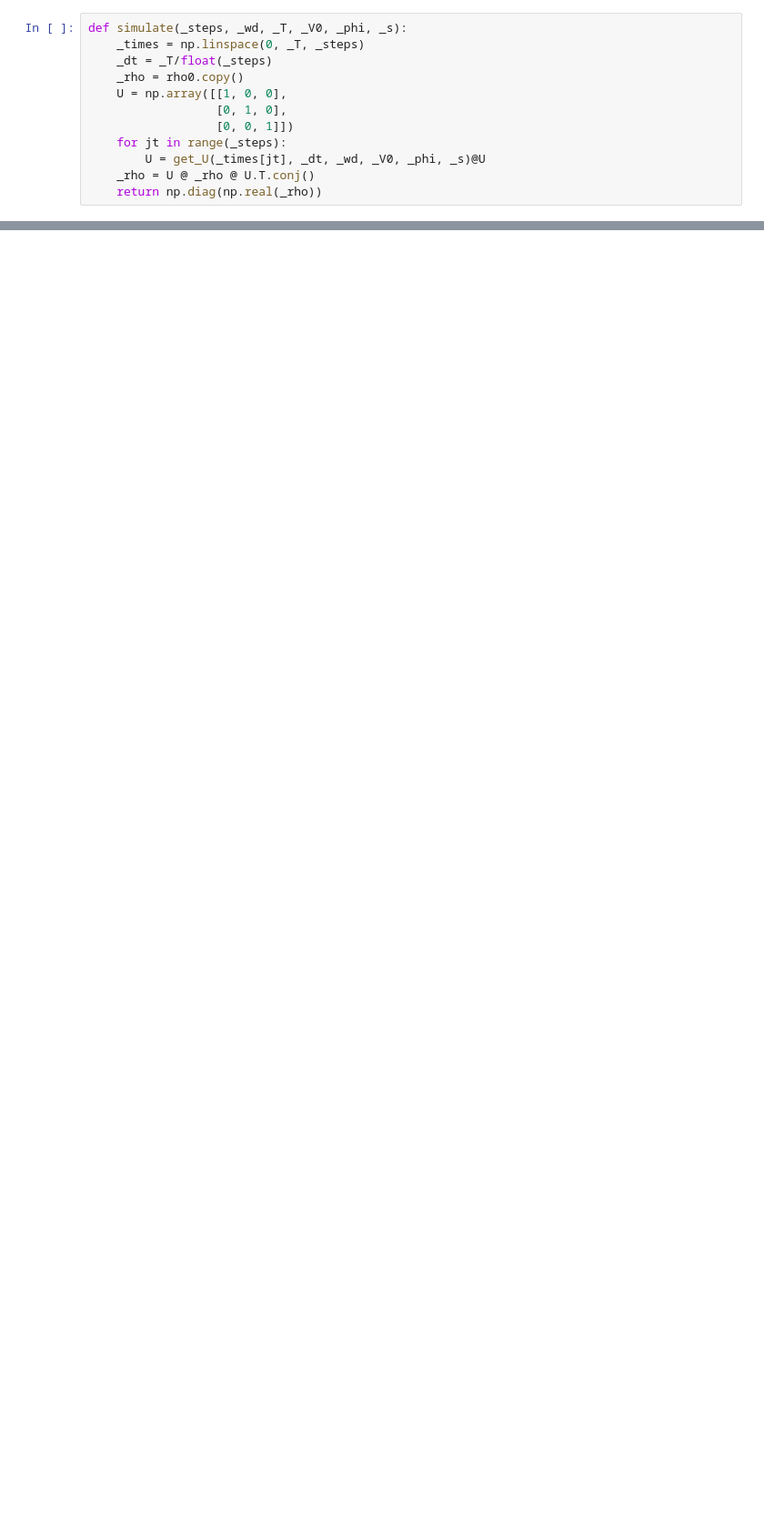
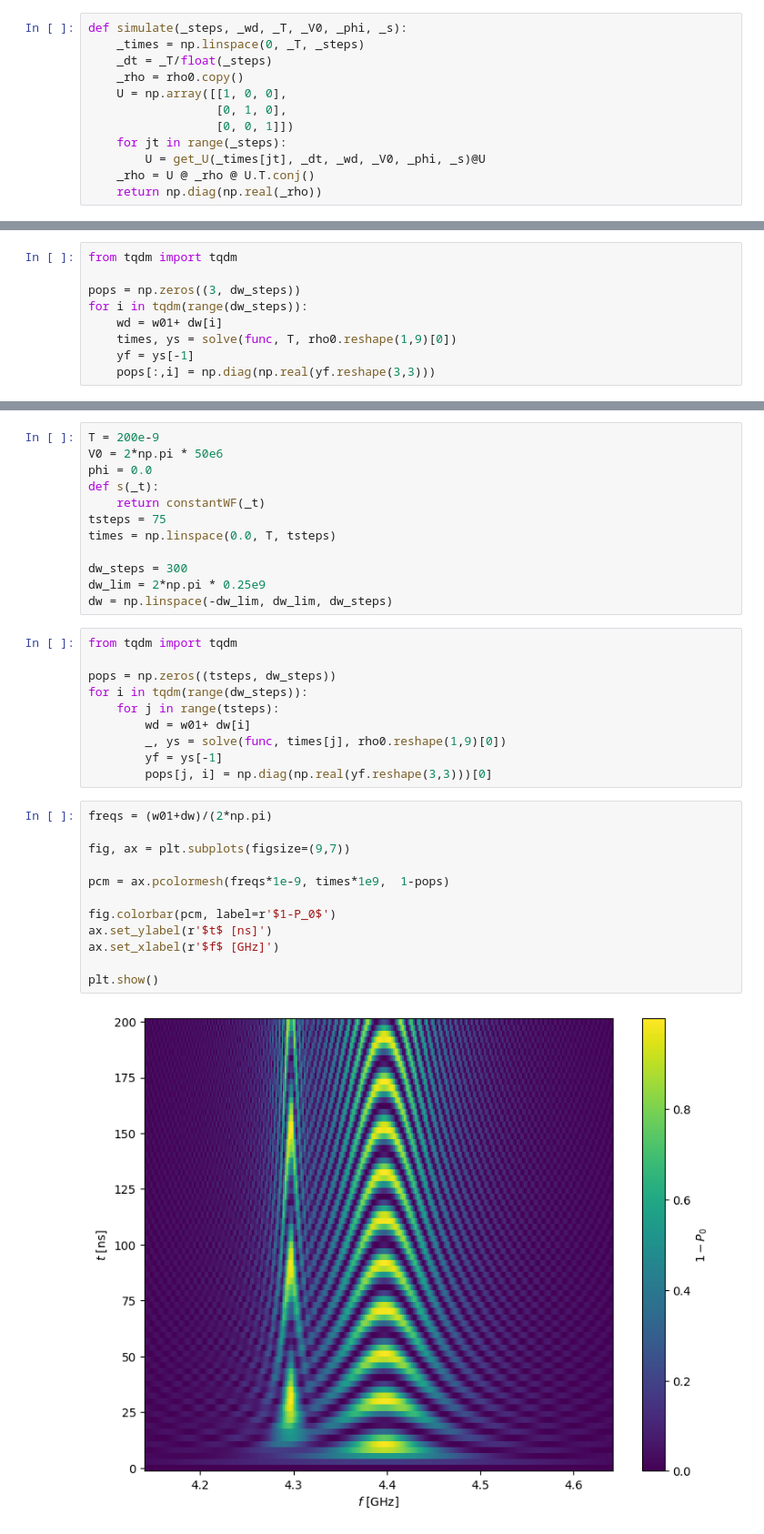
Before and after one commit to achavert/3d-transmon-sim, a Jupyter notebook: tests.ipynb, the cells around one changed output, grey strips where cells are left out. Shown at 91% size. Cells and saved outputs as stored; diff of their text form; blank space fills up the shorter version.

```diff
--- a/tests.ipynb
+++ b/tests.ipynb
@@ -119,0 +169,9 @@ w12/(2*np.pi)
+# %%
+from tqdm import tqdm
+
+pops = np.zeros((3, dw_steps))
+for i in tqdm(range(dw_steps)):
+    wd = w01+ dw[i]
+    times, ys = solve(func, T, rho0.reshape(1,9)[0])
+    yf = ys[-1]
+    pops[:,i] = np.diag(np.real(yf.reshape(3,3)))
@@ -119,0 +193,36 @@ w12/(2*np.pi)
+# %%
+T = 200e-9
+V0 = 2*np.pi * 50e6
+phi = 0.0
+def s(_t):
+    return constantWF(_t)
+tsteps = 75
+times = np.linspace(0.0, T, tsteps)
+
+dw_steps = 300
+dw_lim = 2*np.pi * 0.25e9
+dw = np.linspace(-dw_lim, dw_lim, dw_steps)
+# %%
+from tqdm import tqdm
+
+pops = np.zeros((tsteps, dw_steps))
+for i in tqdm(range(dw_steps)):
+    for j in range(tsteps):
+        wd = w01+ dw[i]
+        _, ys = solve(func, times[j], rho0.reshape(1,9)[0])
+        yf = ys[-1]
+        pops[j, i] = np.diag(np.real(yf.reshape(3,3)))[0]
+# %%
+freqs = (w01+dw)/(2*np.pi)
+
+fig, ax = plt.subplots(figsize=(9,7))
+
+pcm = ax.pcolormesh(freqs*1e-9, times*1e9,  1-pops)
+
+fig.colorbar(pcm, label=r'$1-P_0$')
+ax.set_ylabel(r'$t$ [ns]')
+ax.set_xlabel(r'$f$ [GHz]')
+
+plt.show()
+# %% [output]
+[figure, added]
```
Also changed, not shown: parts of 18 cells of this notebook.
